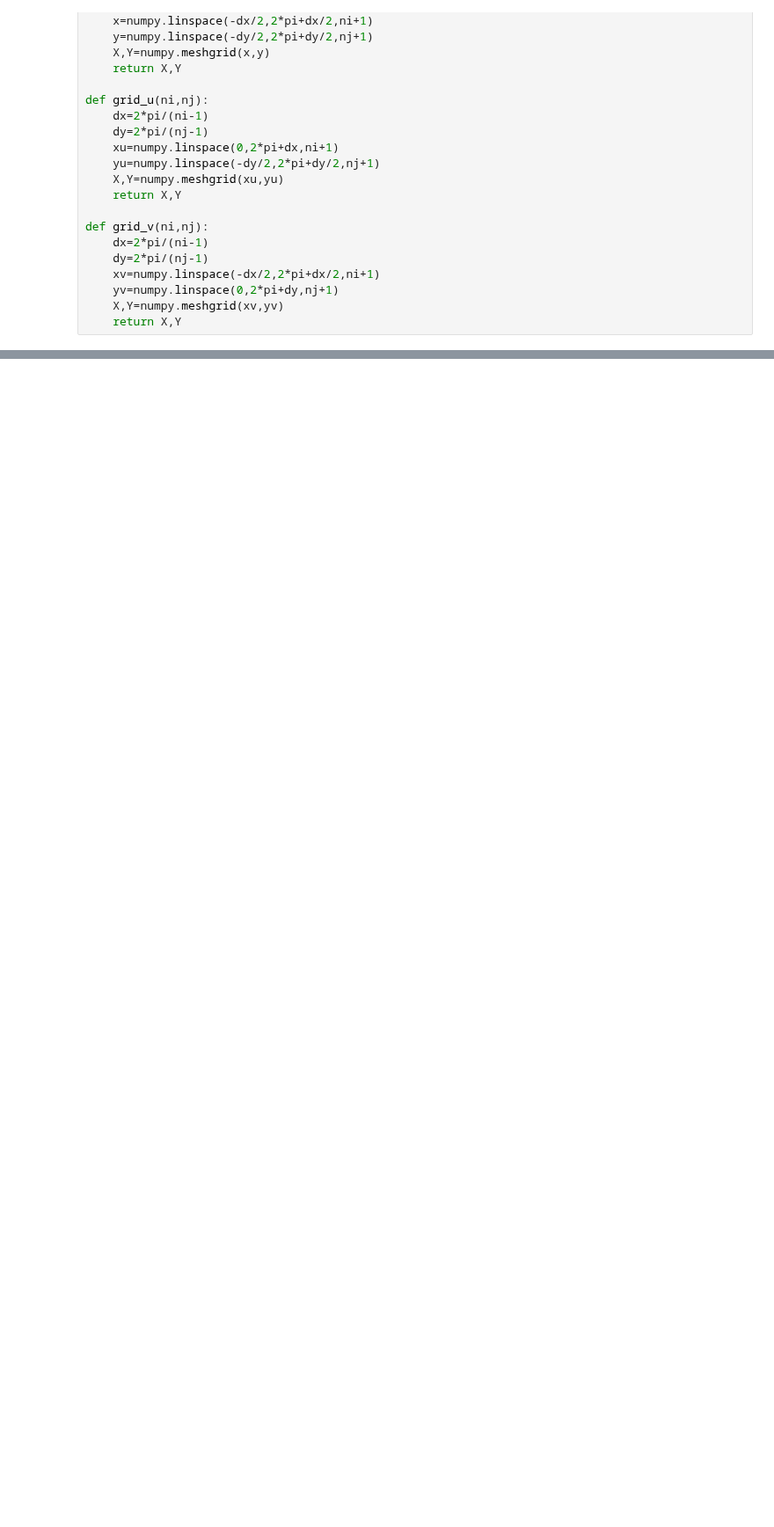
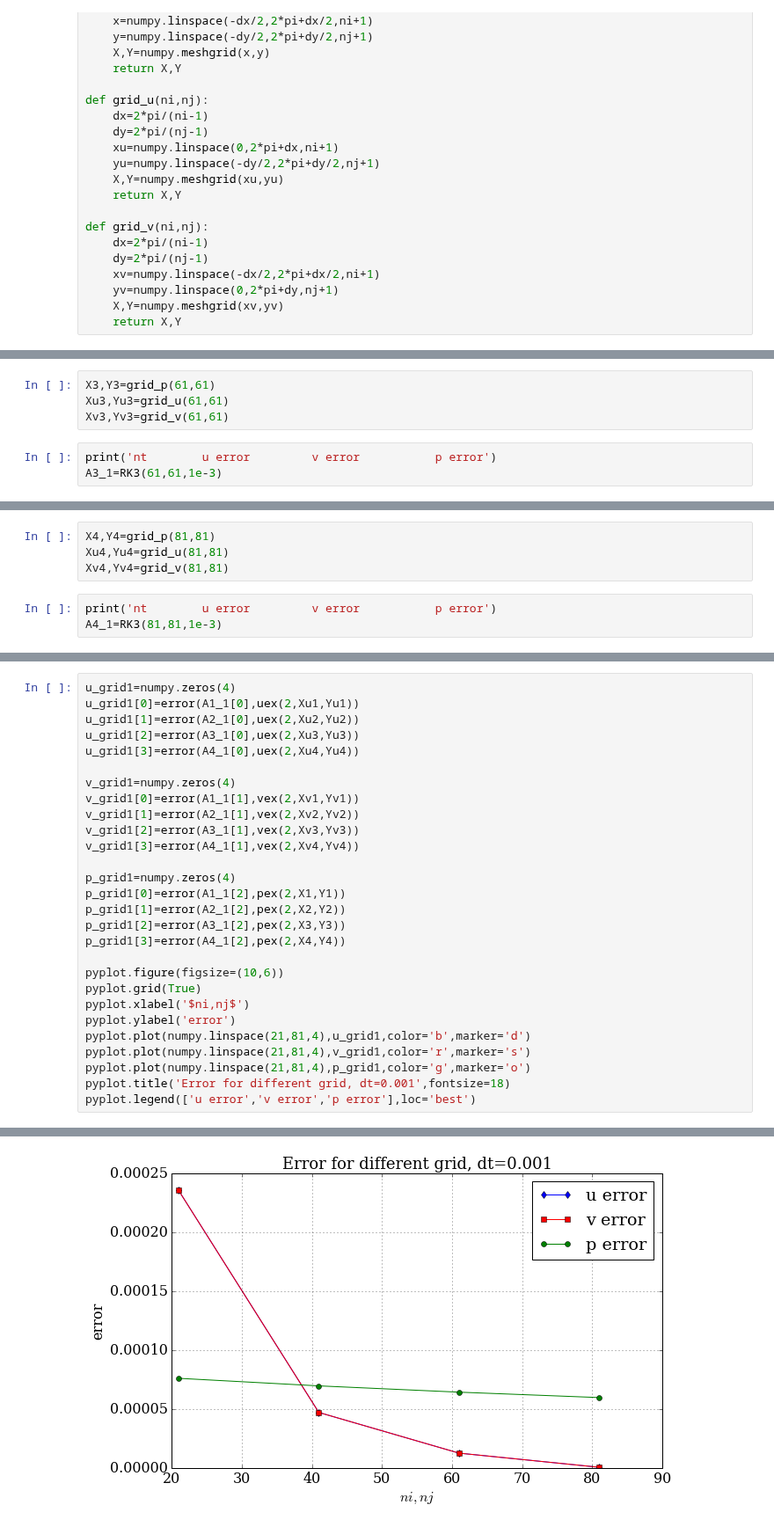
Before and after one commit to yujiasheng912/MAE6225, a Jupyter notebook: TaylorGreen.ipynb, the cells around one changed output, grey strips where cells are left out. Shown at 88% size. Drawn from its saved outputs; the diff is of its cells as text; blank space fills up the shorter version.

```diff
--- a/TaylorGreen.ipynb
+++ b/TaylorGreen.ipynb
@@ -421,0 +344,7 @@ pyplot.title('$p$ pressure');
+# %%
+X3,Y3=grid_p(61,61)
+Xu3,Yu3=grid_u(61,61)
+Xv3,Yv3=grid_v(61,61)
+# %%
+print('nt        u error         v error           p error')
+A3_1=RK3(61,61,1e-3)
@@ -421,0 +393,7 @@ pyplot.title('$p$ pressure');
+# %%
+X4,Y4=grid_p(81,81)
+Xu4,Yu4=grid_u(81,81)
+Xv4,Yv4=grid_v(81,81)
+# %%
+print('nt        u error         v error           p error')
+A4_1=RK3(81,81,1e-3)
@@ -421,0 +442,29 @@ pyplot.title('$p$ pressure');
+# %%
+u_grid1=numpy.zeros(4)
+u_grid1[0]=error(A1_1[0],uex(2,Xu1,Yu1))
+u_grid1[1]=error(A2_1[0],uex(2,Xu2,Yu2))
+u_grid1[2]=error(A3_1[0],uex(2,Xu3,Yu3))
+u_grid1[3]=error(A4_1[0],uex(2,Xu4,Yu4))
+
+v_grid1=numpy.zeros(4)
+v_grid1[0]=error(A1_1[1],vex(2,Xv1,Yv1))
+v_grid1[1]=error(A2_1[1],vex(2,Xv2,Yv2))
+v_grid1[2]=error(A3_1[1],vex(2,Xv3,Yv3))
+v_grid1[3]=error(A4_1[1],vex(2,Xv4,Yv4))
+
+p_grid1=numpy.zeros(4)
+p_grid1[0]=error(A1_1[2],pex(2,X1,Y1))
+p_grid1[1]=error(A2_1[2],pex(2,X2,Y2))
+p_grid1[2]=error(A3_1[2],pex(2,X3,Y3))
+p_grid1[3]=error(A4_1[2],pex(2,X4,Y4))
+
+pyplot.figure(figsize=(10,6))
+pyplot.grid(True)
+pyplot.xlabel('$ni,nj$')
+pyplot.ylabel('error')
+pyplot.plot(numpy.linspace(21,81,4),u_grid1,color='b',marker='d')
+pyplot.plot(numpy.linspace(21,81,4),v_grid1,color='r',marker='s')
+pyplot.plot(numpy.linspace(21,81,4),p_grid1,color='g',marker='o')
+pyplot.title('Error for different grid, dt=0.001',fontsize=18)
+pyplot.legend(['u error','v error','p error'],loc='best')
+# %% [output]
@@ -421,0 +472 @@ pyplot.title('$p$ pressure');
+[figure, added]
```
Also changed, not shown: parts of 38 cells of this notebook, 2 other files.
